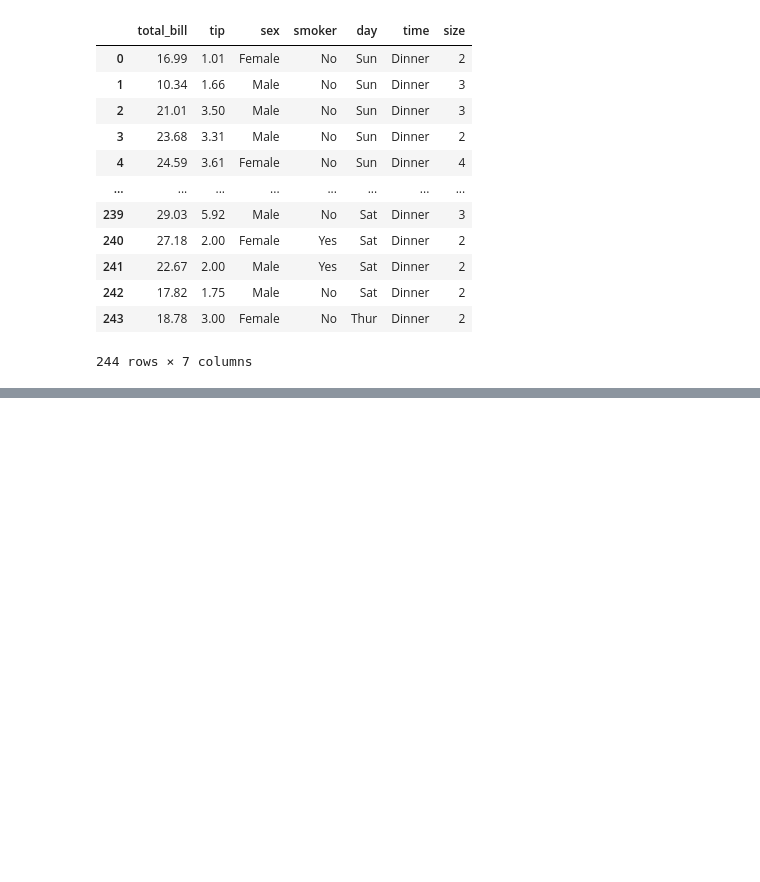
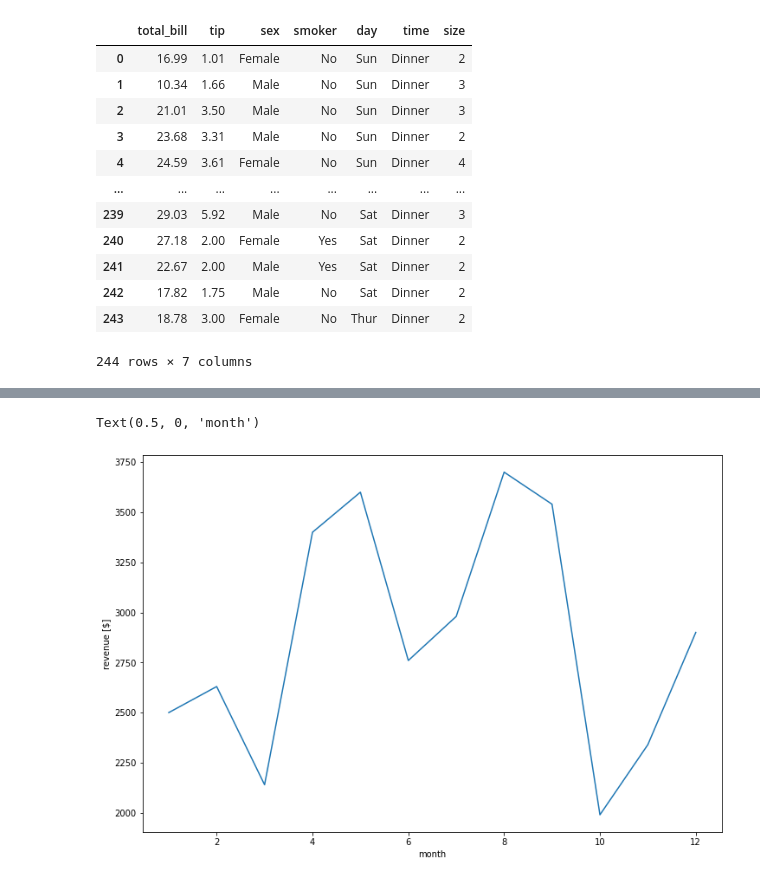
Before and after one commit to JulianOrti/Big-Data-, a Jupyter notebook: Week_04/07_Python_data_visualization_part2.ipynb, the cells around one changed output, grey strips where cells are left out. Saved outputs shown, nothing was run; the diff lists cells and outputs as text; code cells hidden in the pictures; blank space fills up the shorter version.

```diff
--- a/Week_04/07_Python_data_visualization_part2.ipynb
+++ b/Week_04/07_Python_data_visualization_part2.ipynb
@@ -304,0 +336,8 @@ tips
+# %%
+plt.figure(figsize=(12,8))
+plt.plot(sales_data['month_number'], sales_data['facecream'])
+plt.ylabel("revenue [$]") # add label
+plt.xlabel("month") # add label
+# %% [output]
+Text(0.5, 0, 'month')
+[figure, added]
```
Also changed, not shown: parts of 50 cells of this notebook.
